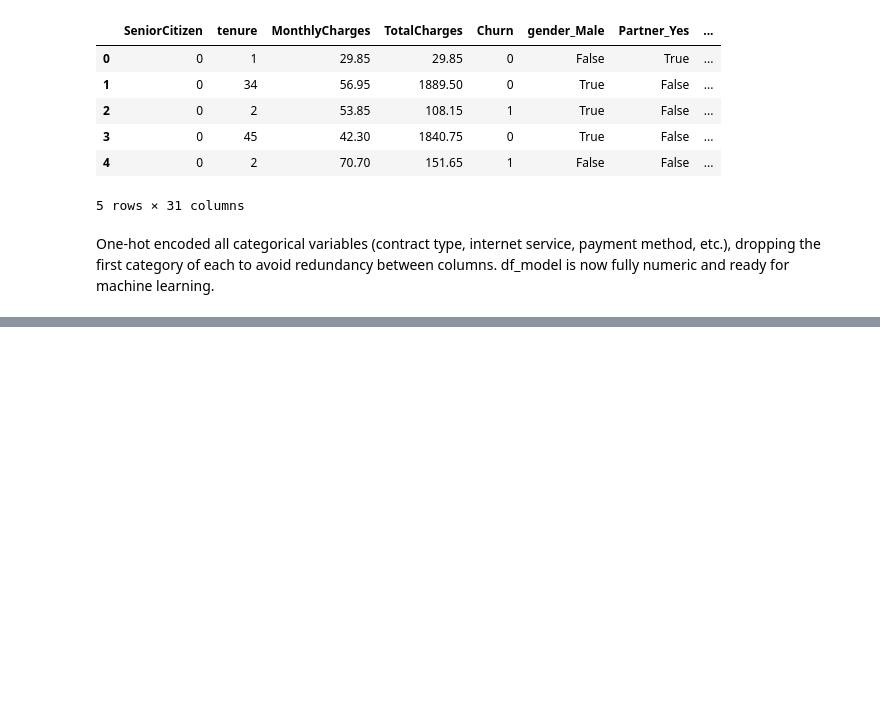
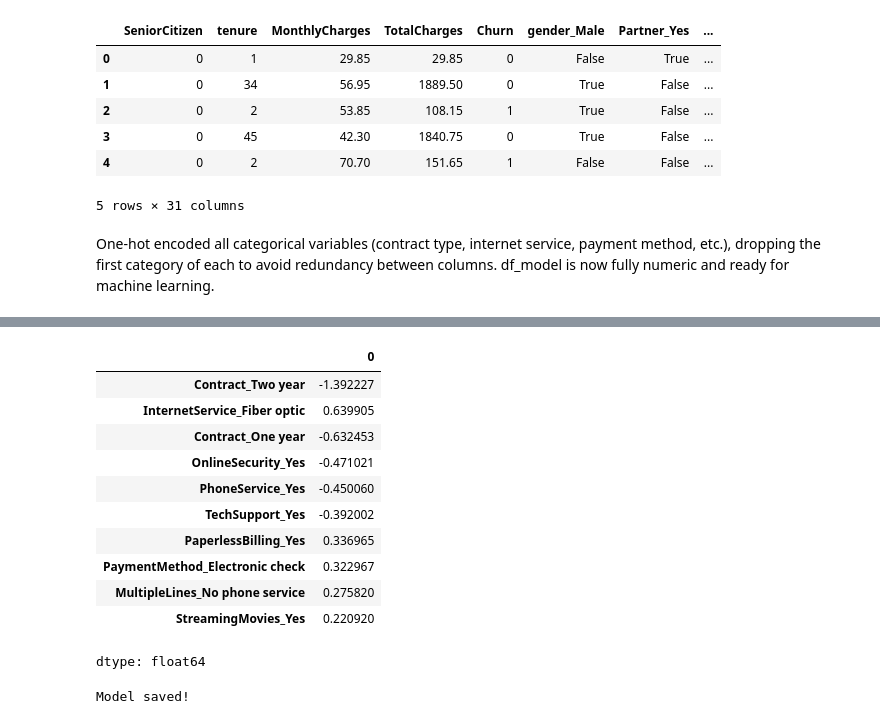
Before and after one commit to Maneeshraja19/churniq, a Jupyter notebook: notebooks/01_eda_and_modeling.ipynb, the cells around one changed output, grey strips where cells are left out. Cells and saved outputs as stored; diff of their text form; code cells hidden in the pictures; blank space fills up the shorter version.

Commit message:
Train Logistic Regression and Random Forest, compare performance, extract feature importance, export best model

```diff
--- a/notebooks/01_eda_and_modeling.ipynb
+++ b/notebooks/01_eda_and_modeling.ipynb
@@ -129,3 +129,13 @@ df_model.head()
 5 rows × 31 columns
 # %% [markdown]
 One-hot encoded all categorical variables (contract type, internet service, payment method, etc.), dropping the first category of each to avoid redundancy between columns. df_model is now fully numeric and ready for machine learning.
+# %%
+from sklearn.model_selection import train_test_split
+
+X = df_model.drop(columns=["Churn"])
+y = df_model["Churn"]
+
+X_train, X_test, y_train, y_test = train_test_split(X, y, test_size=0.2, random_state=42)
+
+print("Training rows:", X_train.shape[0])
+print("Testing rows:", X_test.shape[0])
@@ -131,0 +145,5 @@ One-hot encoded all categorical variables (contract type, internet service, paym
+# %%
+from sklearn.linear_model import LogisticRegression
+
+log_model = LogisticRegression(max_iter=1000)
+log_model.fit(X_train, y_train)
@@ -131,0 +177,5 @@ One-hot encoded all categorical variables (contract type, internet service, paym
+# %%
+from sklearn.ensemble import RandomForestClassifier
+
+rf_model = RandomForestClassifier(n_estimators=200, random_state=42)
+rf_model.fit(X_train, y_train)
@@ -131,0 +206,25 @@ One-hot encoded all categorical variables (contract type, internet service, paym
+# %%
+coefficients = pd.Series(log_model.coef_[0], index=X_train.columns)
+coefficients.sort_values(key=abs, ascending=False).head(10)
+# %% [output]
+|  | 0 |
+| Contract_Two year | -1.392227 |
+| InternetService_Fiber optic | 0.639905 |
+| Contract_One year | -0.632453 |
+| OnlineSecurity_Yes | -0.471021 |
+| PhoneService_Yes | -0.450060 |
+| TechSupport_Yes | -0.392002 |
+| PaperlessBilling_Yes | 0.336965 |
+| PaymentMethod_Electronic check | 0.322967 |
+| MultipleLines_No phone service | 0.275820 |
+| StreamingMovies_Yes | 0.220920 |
+dtype: float64
+# %%
+import joblib
+import os
+
+os.makedirs("models", exist_ok=True)
+joblib.dump(log_model, "models/churn_model.pkl")
+print("Model saved!")
+# %% [output]
+Model saved!
```
Also changed, not shown: parts of 8 cells of this notebook.
